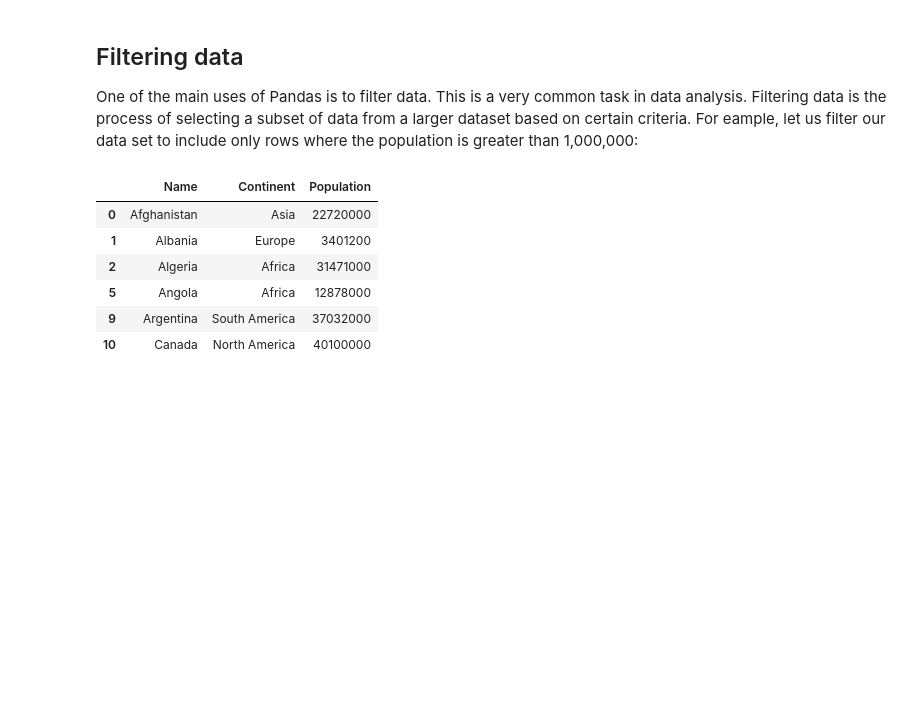
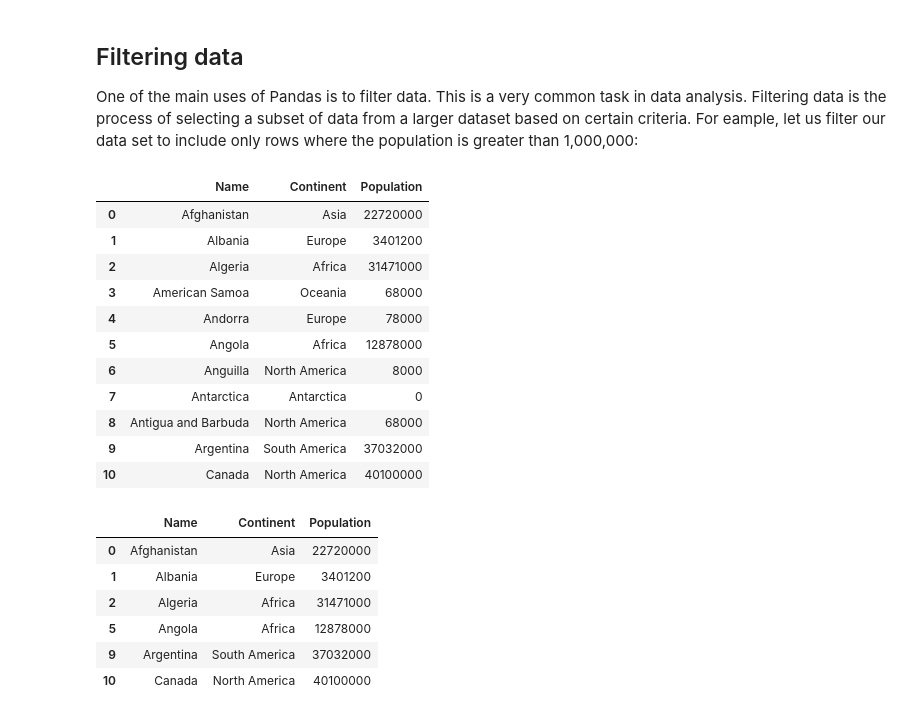
Before and after one commit to NajibMozahem/MGCR233, a Jupyter notebook: 66-pandas.ipynb, the cells around one changed output. Cells and saved outputs as stored; diff of their text form; code cells hidden in the pictures; blank space fills up the shorter version.

```diff
--- a/66-pandas.ipynb
+++ b/66-pandas.ipynb
@@ -209,4 +209,19 @@ Second, `loc` is inclusive, which means that it includes the last element in the
 ## Filtering data
 
 One of the main uses of Pandas is to filter data. This is a very common task in data analysis. Filtering data is the process of selecting a subset of data from a larger dataset based on certain criteria. For eample, let us filter our data set to include only rows where the population is greater than 1,000,000:
+# %%
+df
+# %% [output]
+|  | Name | Continent | Population |
+| 0 | Afghanistan | Asia | 22720000 |
+| 1 | Albania | Europe | 3401200 |
+| 2 | Algeria | Africa | 31471000 |
+| 3 | American Samoa | Oceania | 68000 |
+| 4 | Andorra | Europe | 78000 |
+| 5 | Angola | Africa | 12878000 |
+| 6 | Anguilla | North America | 8000 |
+| 7 | Antarctica | Antarctica | 0 |
+| 8 | Antigua and Barbuda | North America | 68000 |
+| 9 | Argentina | South America | 37032000 |
+| 10 | Canada | North America | 40100000 |
 # %%
```
Also changed, not shown: parts of 2 cells of this notebook, 2 other files.
